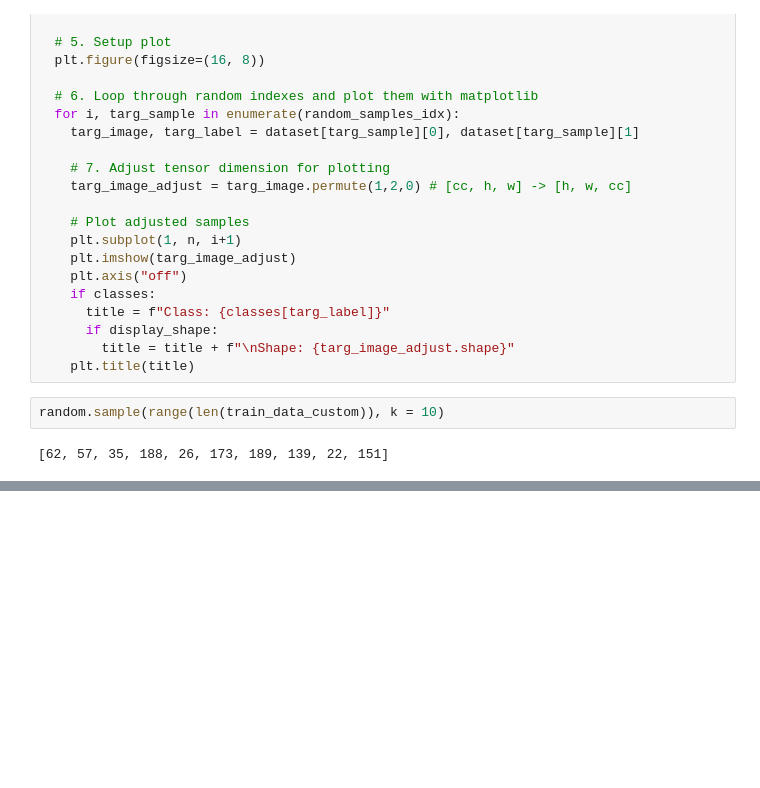
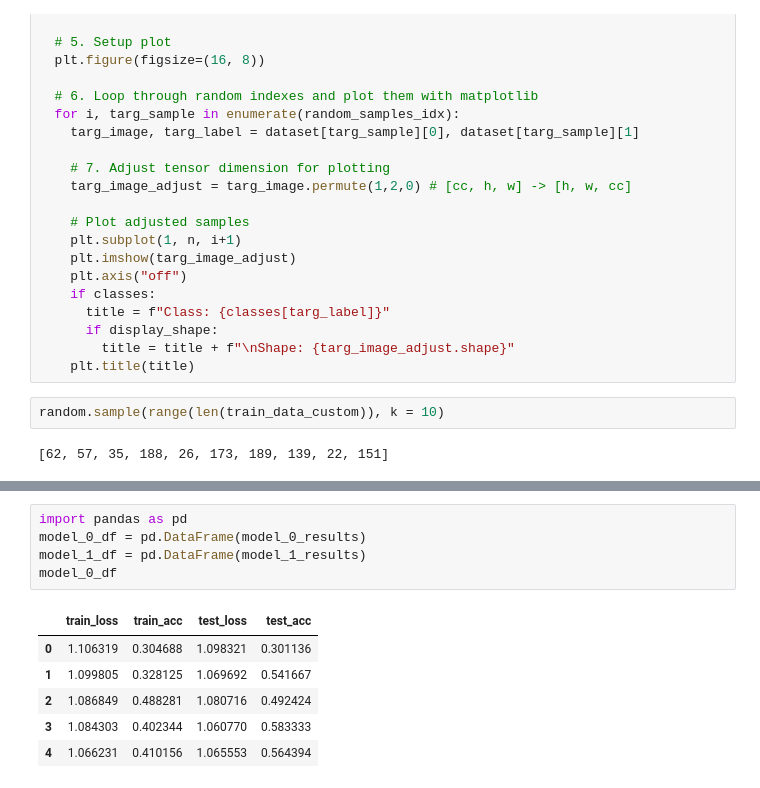
Before and after one commit to jsilryan/Chatbot-Practice, a Jupyter notebook: Custom_Datasets.ipynb, the cells around one changed output, grey strips where cells are left out. Drawn from its saved outputs; the diff is of its cells as text; blank space fills up the shorter version.

```diff
--- a/Custom_Datasets.ipynb
+++ b/Custom_Datasets.ipynb
@@ -682,0 +1527,12 @@ display_random_images(
+# %%
+import pandas as pd
+model_0_df = pd.DataFrame(model_0_results)
+model_1_df = pd.DataFrame(model_1_results)
+model_0_df
+# %% [output]
+|  | train_loss | train_acc | test_loss | test_acc |
+| 0 | 1.106319 | 0.304688 | 1.098321 | 0.301136 |
+| 1 | 1.099805 | 0.328125 | 1.069692 | 0.541667 |
+| 2 | 1.086849 | 0.488281 | 1.080716 | 0.492424 |
+| 3 | 1.084303 | 0.402344 | 1.060770 | 0.583333 |
+| 4 | 1.066231 | 0.410156 | 1.065553 | 0.564394 |
```
Also changed, not shown: parts of 60 cells of this notebook.
